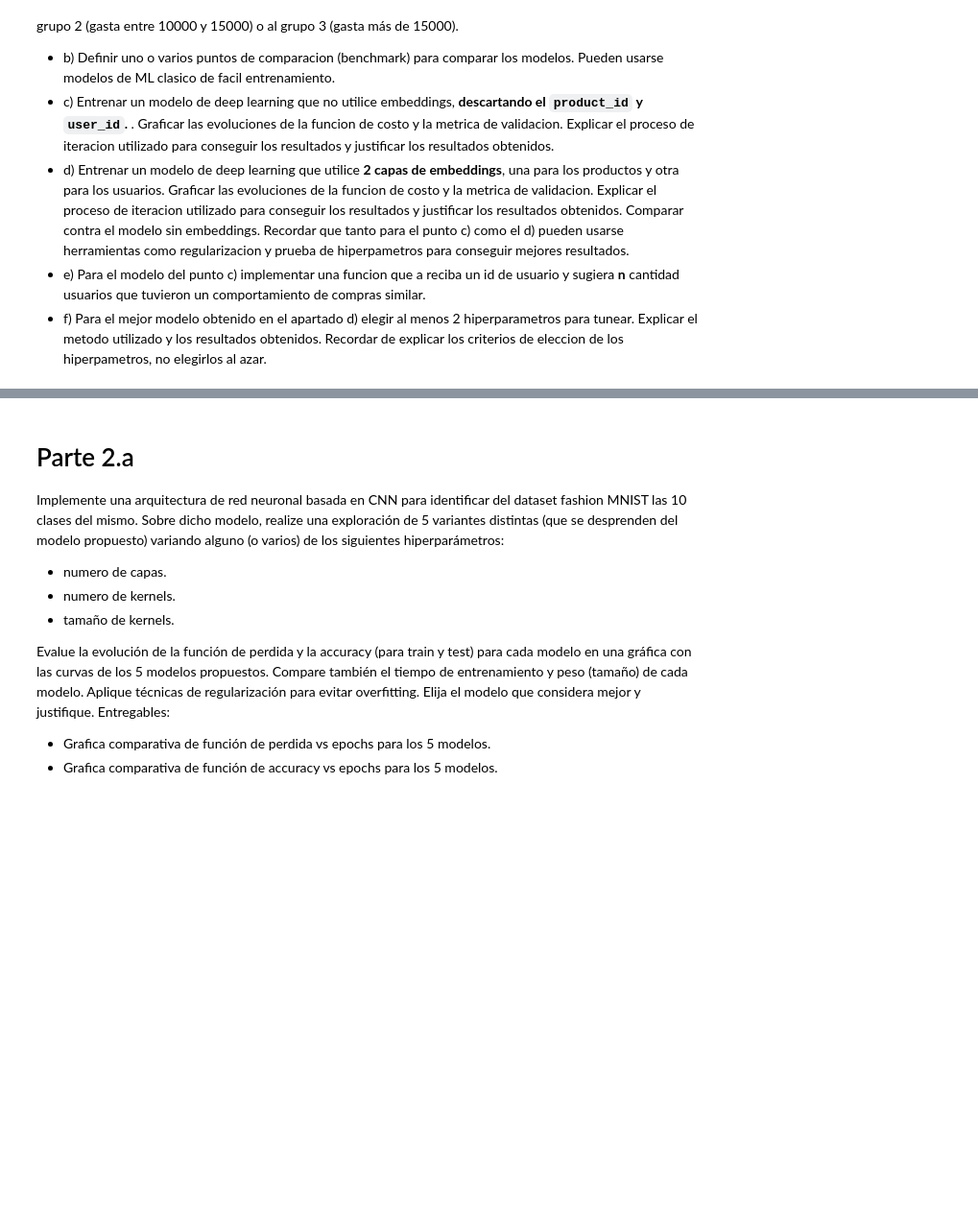
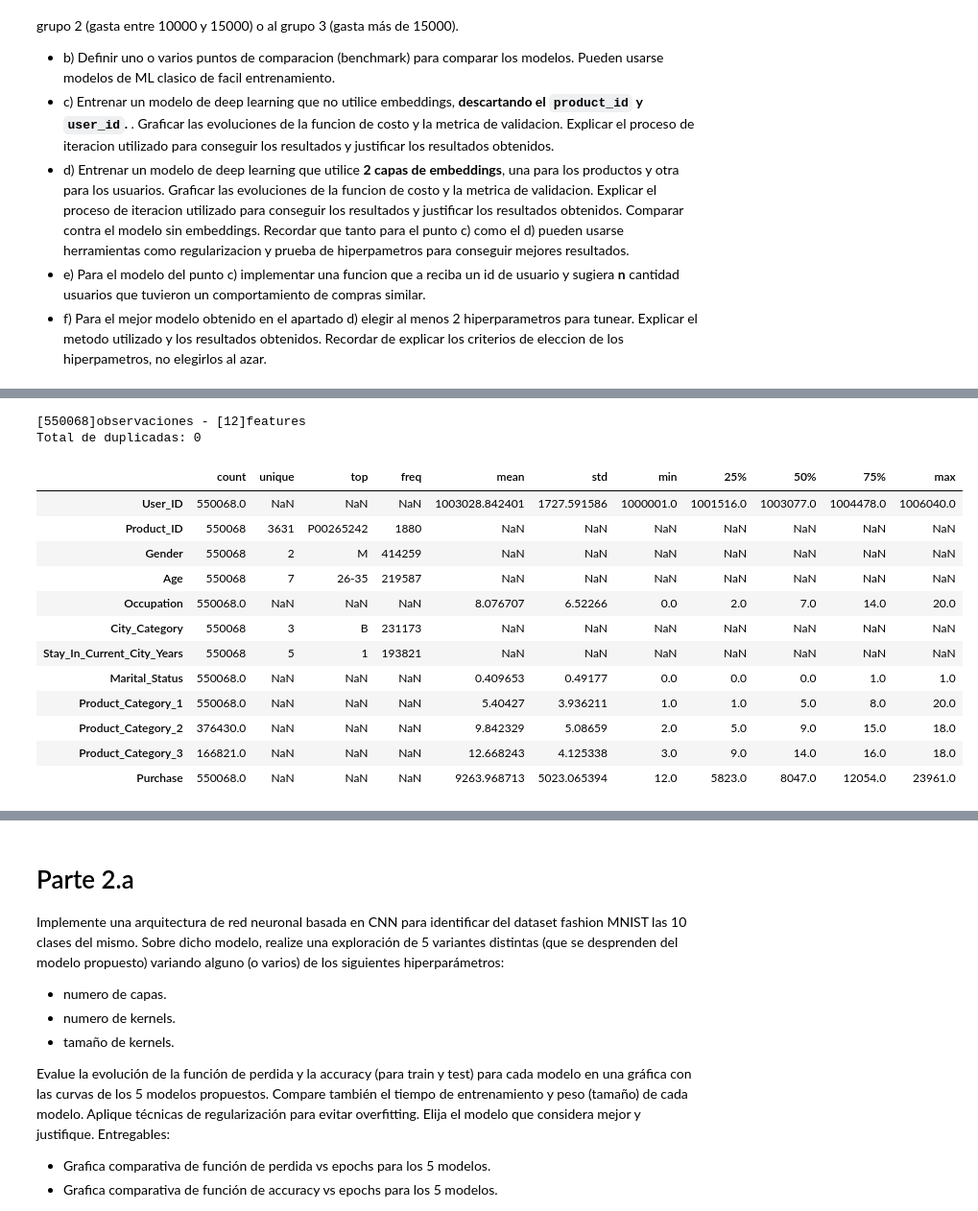
Before and after one commit to claudiobarril/aprendizaje_profundo, a Jupyter notebook: Barril-Claudio-DL-TP Co17.ipynb, the cells around one changed output, grey strips where cells are left out. Shown: that part at 96% size. Cells and saved outputs as stored; diff of their text form; code cells hidden in the pictures; blank space fills up the shorter version.

```diff
--- a/Barril-Claudio-DL-TP Co17.ipynb
+++ b/Barril-Claudio-DL-TP Co17.ipynb
@@ -37,0 +77,22 @@ Recordar que tanto para el punto c) como el d) pueden usarse herramientas como r
+# %%
+shape = black_sale_data.shape
+print(f'[{shape[0]}]observaciones - [{shape[1]}]features')
+duplicados = black_sale_data.duplicated().sum()
+print(f'Total de duplicadas: {duplicados}')
+black_sale_data.describe(include='all').T
+# %% [output]
+[550068]observaciones - [12]features
+Total de duplicadas: 0
+|  | count | unique | top | freq | mean | std | min | 25% | 50% | 75% | max |
+| User_ID | 550068.0 | NaN | NaN | NaN | 1003028.842401 | 1727.591586 | 1000001.0 | 1001516.0 | 1003077.0 | 1004478.0 | 1006040.0 |
+| Product_ID | 550068 | 3631 | P00265242 | 1880 | NaN | NaN | NaN | NaN | NaN | NaN | NaN |
+| Gender | 550068 | 2 | M | 414259 | NaN | NaN | NaN | NaN | NaN | NaN | NaN |
+| Age | 550068 | 7 | 26-35 | 219587 | NaN | NaN | NaN | NaN | NaN | NaN | NaN |
+| Occupation | 550068.0 | NaN | NaN | NaN | 8.076707 | 6.52266 | 0.0 | 2.0 | 7.0 | 14.0 | 20.0 |
+| City_Category | 550068 | 3 | B | 231173 | NaN | NaN | NaN | NaN | NaN | NaN | NaN |
+| Stay_In_Current_City_Years | 550068 | 5 | 1 | 193821 | NaN | NaN | NaN | NaN | NaN | NaN | NaN |
+| Marital_Status | 550068.0 | NaN | NaN | NaN | 0.409653 | 0.49177 | 0.0 | 0.0 | 0.0 | 1.0 | 1.0 |
+| Product_Category_1 | 550068.0 | NaN | NaN | NaN | 5.40427 | 3.936211 | 1.0 | 1.0 | 5.0 | 8.0 | 20.0 |
+| Product_Category_2 | 376430.0 | NaN | NaN | NaN | 9.842329 | 5.08659 | 2.0 | 5.0 | 9.0 | 15.0 | 18.0 |
+| Product_Category_3 | 166821.0 | NaN | NaN | NaN | 12.668243 | 4.125338 | 3.0 | 9.0 | 14.0 | 16.0 | 18.0 |
+| Purchase | 550068.0 | NaN | NaN | NaN | 9263.968713 | 5023.065394 | 12.0 | 5823.0 | 8047.0 | 12054.0 | 23961.0 |
```
Also changed, not shown: parts of 15 cells of this notebook.
